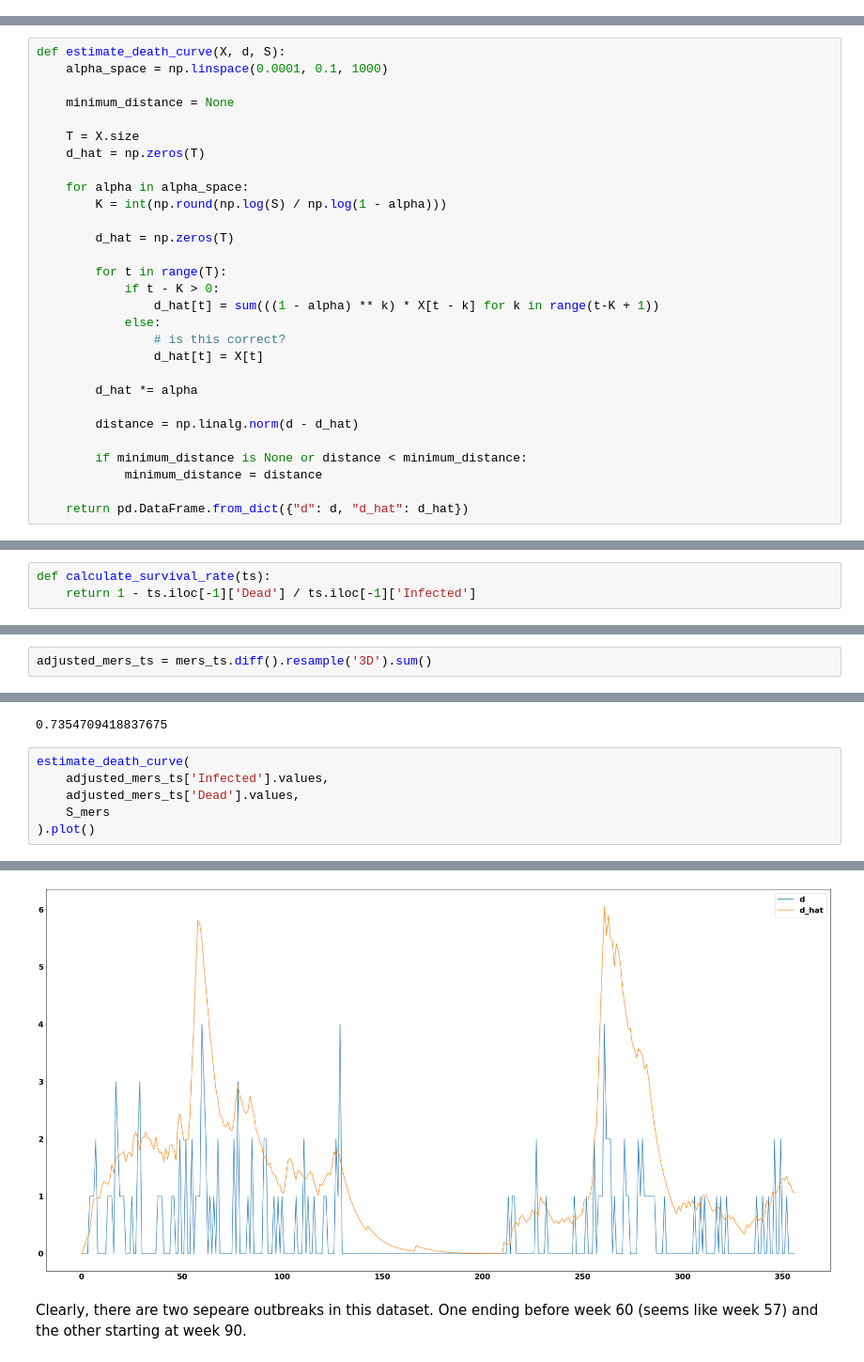
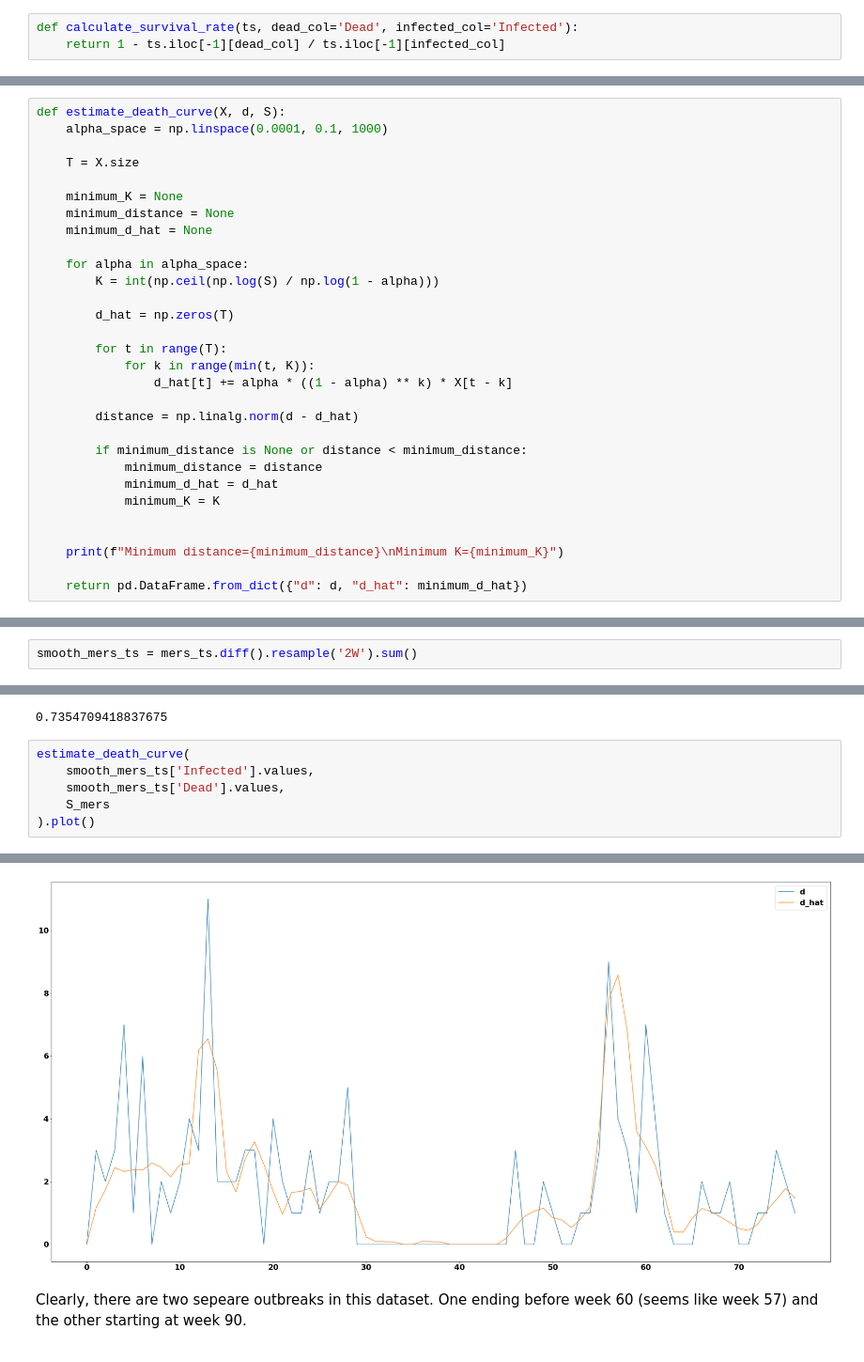
Before and after one commit to Thopiax/pydemic, a Jupyter notebook: analysis.ipynb, the cells around one changed output, grey strips where cells are left out. Shown: that part at 94% size. Cells and saved outputs as stored; diff of their text form.

```diff
--- a/analysis.ipynb
+++ b/analysis.ipynb
@@ -30,3 +31,6 @@ sars_ts = pd.read_excel('data/SARS.xlsx', usecols=list(range(4)), parse_dates=[1
 
 First, we must calculate the survival rate $S_{SARS}$ from our data. A value of $90.36\%$ is in line with the rate in [this paper](doi:10.1016/j.socscimed.2006.08.004) (as per Wikipedia, as I have no access to the paper).
+# %%
+def calculate_survival_rate(ts, dead_col='Dead', infected_col='Infected'):
+    return 1 - ts.iloc[-1][dead_col] / ts.iloc[-1][infected_col]
 # %%
@@ -44,30 +48,31 @@ adjusted_sars_ts = sars_ts.diff().resample('D').sum()
 def estimate_death_curve(X, d, S):
     alpha_space = np.linspace(0.0001, 0.1, 1000)
 
+    T = X.size
+
+    minimum_K = None
     minimum_distance = None
-
-    T = X.size
-    d_hat = np.zeros(T)
+    minimum_d_hat = None
 
     for alpha in alpha_space:
-        K = int(np.round(np.log(S) / np.log(1 - alpha)))
+        K = int(np.ceil(np.log(S) / np.log(1 - alpha)))
 
         d_hat = np.zeros(T)
 
         for t in range(T):
-            if t - K > 0:
-                d_hat[t] = sum(((1 - alpha) ** k) * X[t - k] for k in range(t-K + 1))
-            else:
-                # is this correct?
-                d_hat[t] = X[t]
-
-        d_hat *= alpha
+            for k in range(min(t, K)):
+                d_hat[t] += alpha * ((1 - alpha) ** k) * X[t - k]
 
         distance = np.linalg.norm(d - d_hat)
 
         if minimum_distance is None or distance < minimum_distance:
             minimum_distance = distance
+            minimum_d_hat = d_hat
+            minimum_K = K
 
-    return pd.DataFrame.from_dict({"d": d, "d_hat": d_hat})
+
+    print(f"Minimum distance={minimum_distance}\nMinimum K={minimum_K}")
+
+    return pd.DataFrame.from_dict({"d": d, "d_hat": minimum_d_hat})
 # %%
 estimate_death_curve(
@@ -81,12 +92,9 @@ estimate_death_curve(
 # %% [markdown]
 ## MERS
-# %%
-def calculate_survival_rate(ts):
-    return 1 - ts.iloc[-1]['Dead'] / ts.iloc[-1]['Infected']
 # %%
 mers_ts = pd.read_csv('data/MERS/MERS_middle_east_timeline.csv', parse_dates=[0], index_col=0)
 # %%
-adjusted_mers_ts = mers_ts.diff().resample('3D').sum()
+smooth_mers_ts = mers_ts.diff().resample('2W').sum()
 # %%
 S_mers = calculate_survival_rate(mers_ts)
 S_mers
@@ -94,8 +102,8 @@ S_mers
 0.7354709418837675
 # %%
 estimate_death_curve(
-    adjusted_mers_ts['Infected'].values,
-    adjusted_mers_ts['Dead'].values,
+    smooth_mers_ts['Infected'].values,
+    smooth_mers_ts['Dead'].values,
     S_mers
 ).plot()
 # %% [output]
@@ -103,4 +126,4 @@ estimate_death_curve(
-[figure, old version]
+[figure, new version]
 # %% [markdown]
 Clearly, there are two sepeare outbreaks in this dataset. One ending before week 60 (seems like week 57) and the other starting at week 90.
 # %%
```
Also changed, not shown: parts of 16 cells of this notebook.
